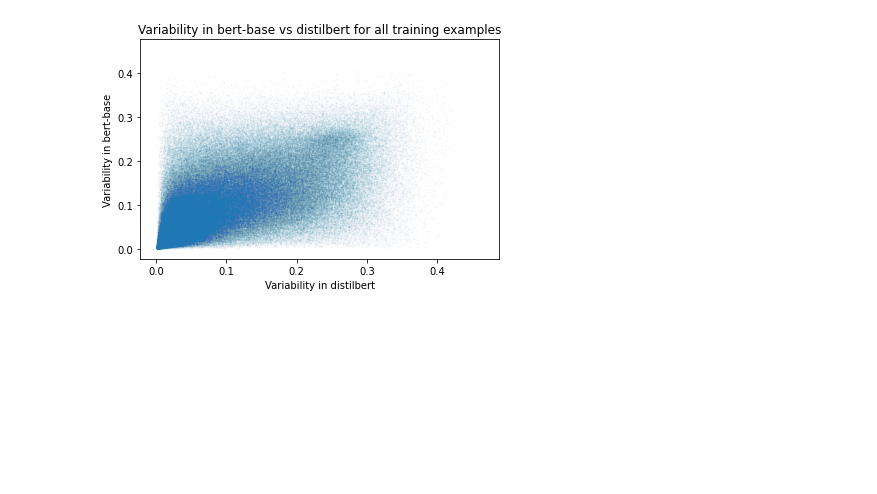
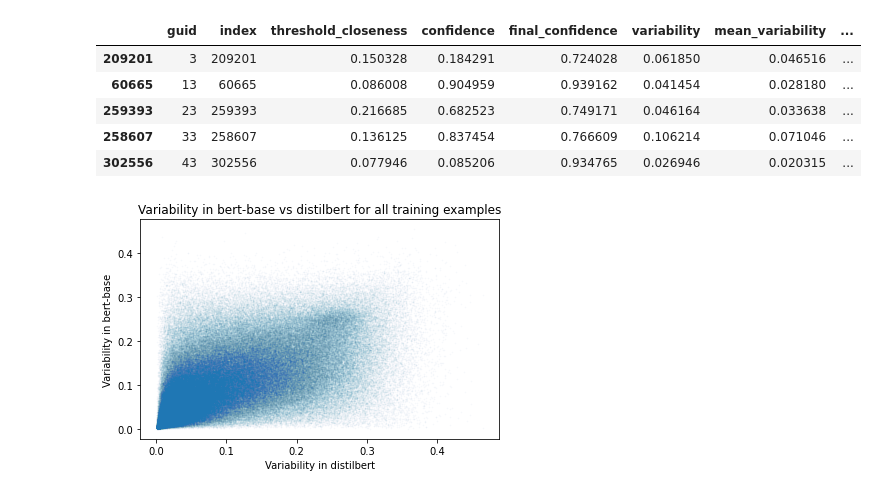
Before and after one commit to c-liangyu/cartography, a Jupyter notebook: notebooks/bert vs distilbert.ipynb, the cells around one changed output. Drawn from its saved outputs; the diff is of its cells as text; code cells hidden in the pictures; blank space fills up the shorter version.

```diff
--- a/notebooks/bert vs distilbert.ipynb
+++ b/notebooks/bert vs distilbert.ipynb
@@ -36,3 +42,12 @@ df_bert_distil.head()
+# %%
+df_bert_distil18.head()
+# %% [output]
+|  | guid | index | threshold_closeness | confidence | final_confidence | variability | mean_variability | ... |
+| 209201 | 3 | 209201 | 0.150328 | 0.184291 | 0.724028 | 0.061850 | 0.046516 | ... |
+| 60665 | 13 | 60665 | 0.086008 | 0.904959 | 0.939162 | 0.041454 | 0.028180 | ... |
+| 259393 | 23 | 259393 | 0.216685 | 0.682523 | 0.749171 | 0.046164 | 0.033638 | ... |
+| 258607 | 33 | 258607 | 0.136125 | 0.837454 | 0.766609 | 0.106214 | 0.071046 | ... |
+| 302556 | 43 | 302556 | 0.077946 | 0.085206 | 0.934765 | 0.026946 | 0.020315 | ... |
 # %%
 plt.scatter(df_bert_base.variability.values, df_bert_distil.variability.values, s = 1, alpha = 0.02)
 plt.ylabel("Variability in bert-base")
```
Also changed, not shown: parts of 11 cells of this notebook.
